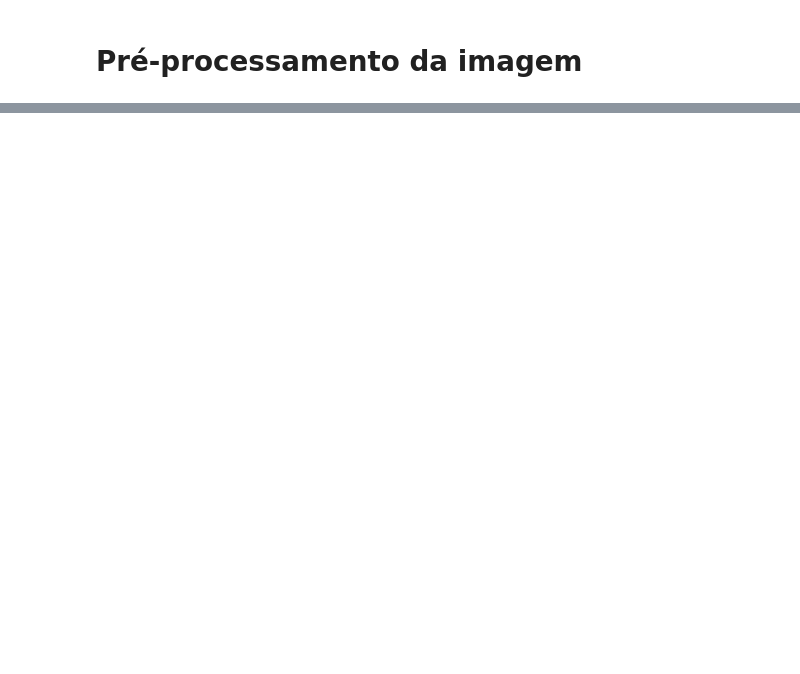
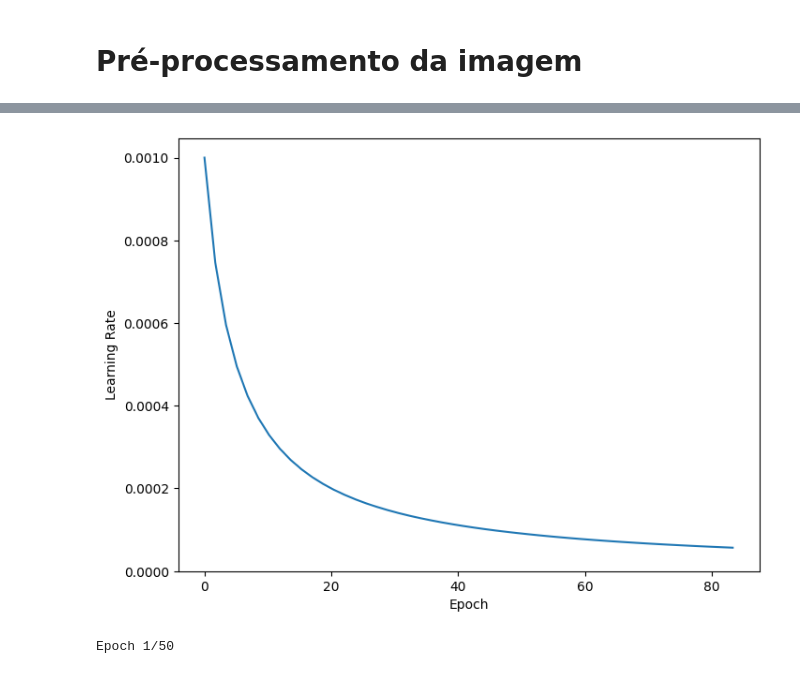
Before and after one commit to Horusprg/2D-Geometric-Shape-Classification, a Jupyter notebook: main.ipynb, the cells around one changed output, grey strips where cells are left out. Drawn from its saved outputs; the diff is of its cells as text; code cells hidden in the pictures; blank space fills up the shorter version.

```diff
--- a/main.ipynb
+++ b/main.ipynb
@@ -310,0 +351,4 @@ cv.destroyAllWindows()
+# %%
+X_train, y_train, labels = load_data(datadir = 'data/train/', shuffle = True, normalize = True)
+X_val, y_val, _ = load_data(datadir = 'data/val/', shuffle = True, normalize = True)
+X_test, y_test, _ = load_data(datadir = 'data/test/', shuffle = True, normalize = True)
@@ -310,0 +420,22 @@ cv.destroyAllWindows()
+# %%
+import matplotlib.pyplot as plt
+
+step = np.linspace(0,1000)
+lr = lr_schedule(step)
+plt.figure(figsize = (8,6))
+plt.plot(step/STEPS_PER_EPOCH, lr)
+plt.ylim([0,max(plt.ylim())])
+plt.xlabel('Epoch')
+_ = plt.ylabel('Learning Rate')
+# %% [output]
+[figure, added]
+# %%
+epochs = 50
+history = model.fit(
+  X_train,
+  y_train,
+  epochs=epochs,
+  batch_size=batch_size
+)
+# %% [output]
+Epoch 1/50
```
Also changed, not shown: parts of 12 cells of this notebook, 6 other files.
